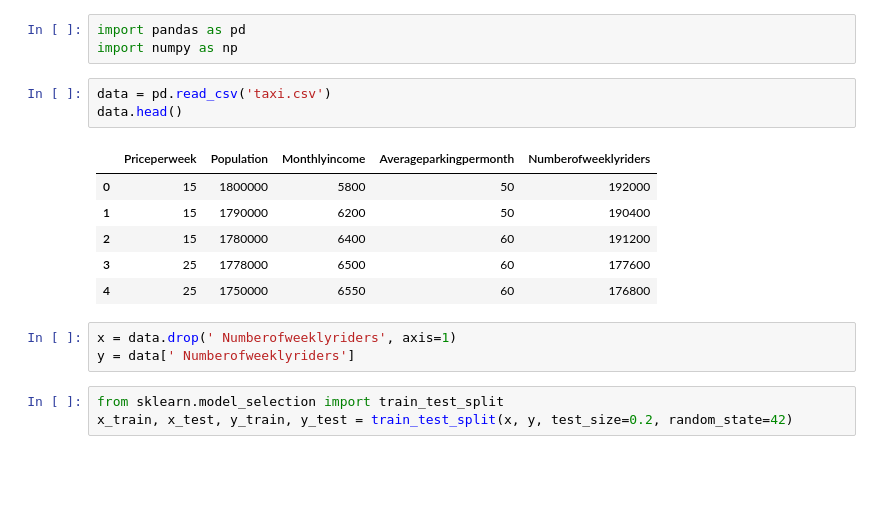
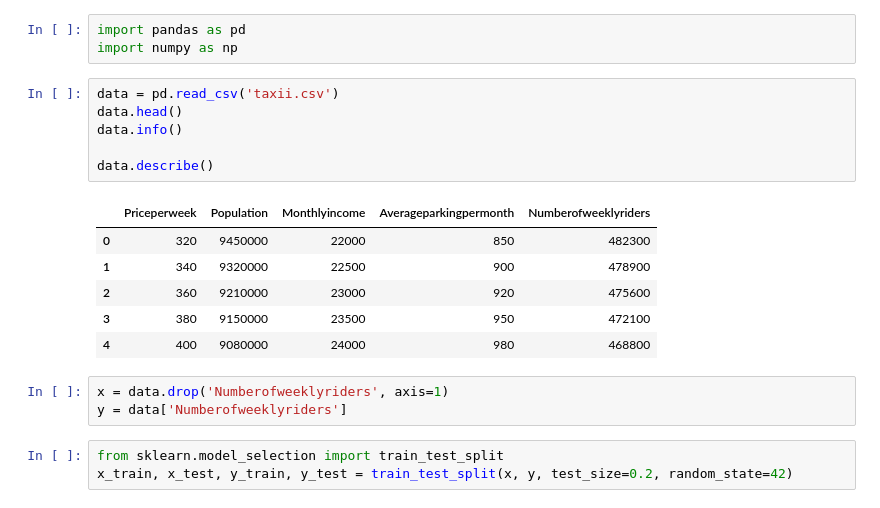
Before and after one commit to vinoviki-web/Uber-Ride-Prediction, a Jupyter notebook: MLmodel.ipynb, the cells around one changed output. Saved outputs shown, nothing was run; the diff lists cells and outputs as text; blank space fills up the shorter version.

```diff
--- a/MLmodel.ipynb
+++ b/MLmodel.ipynb
@@ -2,18 +2,21 @@
 import pandas as pd
 import numpy as np
 # %%
-data = pd.read_csv('taxi.csv')
+data = pd.read_csv('taxii.csv')
 data.head()
+data.info()
+
+data.describe()
 # %% [output]
 |  | Priceperweek | Population | Monthlyincome | Averageparkingpermonth | Numberofweeklyriders |
-| 0 | 15 | 1800000 | 5800 | 50 | 192000 |
-| 1 | 15 | 1790000 | 6200 | 50 | 190400 |
-| 2 | 15 | 1780000 | 6400 | 60 | 191200 |
-| 3 | 25 | 1778000 | 6500 | 60 | 177600 |
-| 4 | 25 | 1750000 | 6550 | 60 | 176800 |
+| 0 | 320 | 9450000 | 22000 | 850 | 482300 |
+| 1 | 340 | 9320000 | 22500 | 900 | 478900 |
+| 2 | 360 | 9210000 | 23000 | 920 | 475600 |
+| 3 | 380 | 9150000 | 23500 | 950 | 472100 |
+| 4 | 400 | 9080000 | 24000 | 980 | 468800 |
 # %%
-x = data.drop(' Numberofweeklyriders', axis=1)
-y = data[' Numberofweeklyriders']
+x = data.drop('Numberofweeklyriders', axis=1)
+y = data['Numberofweeklyriders']
 # %%
 from sklearn.model_selection import train_test_split
 x_train, x_test, y_train, y_test = train_test_split(x, y, test_size=0.2, random_state=42)
```
Also changed, not shown: parts of 2 cells of this notebook, 1 other file.
